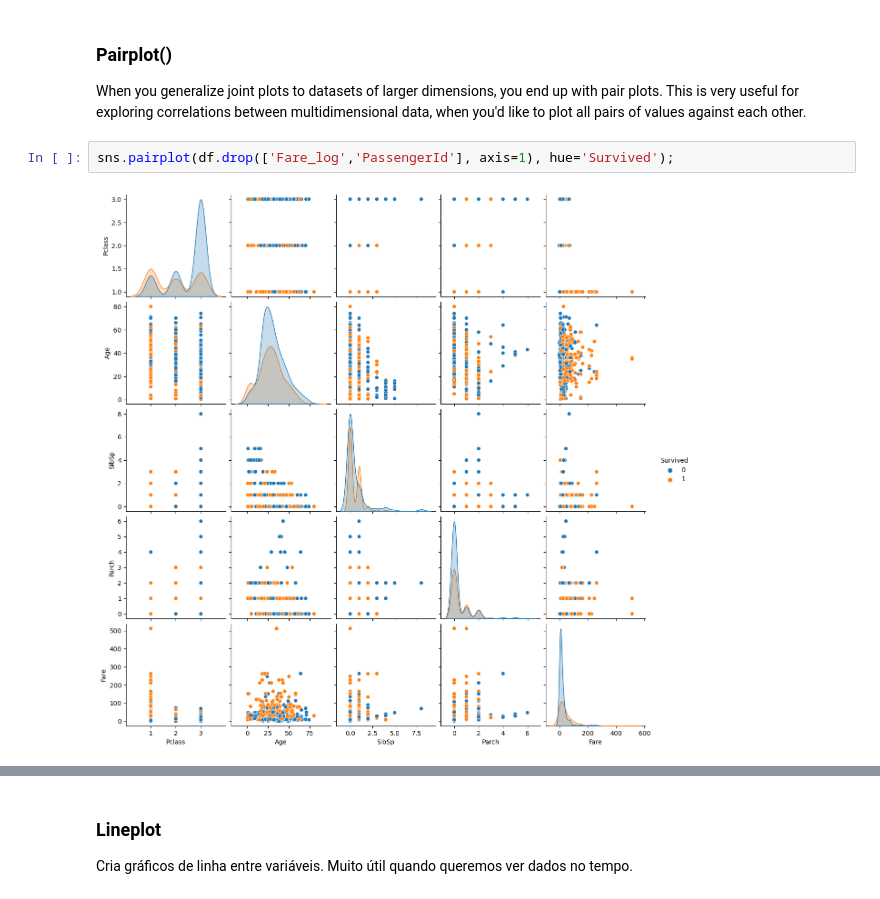
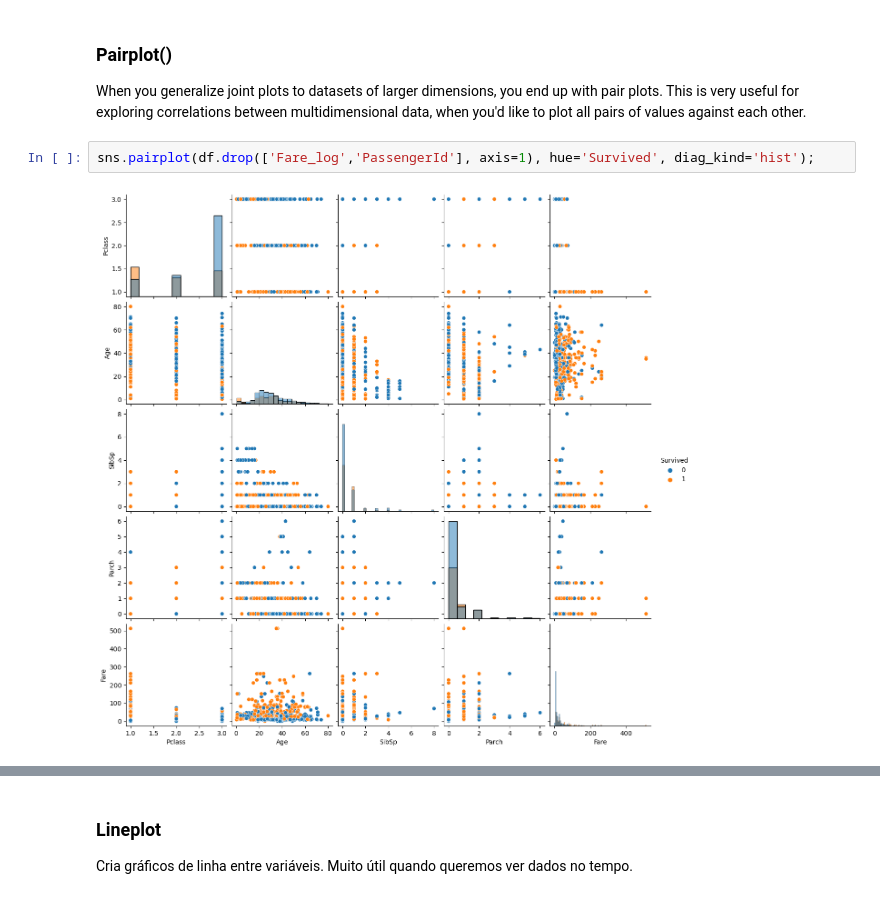
Before and after one commit to patriciacatandi/Lets_Code_Alunos, a Jupyter notebook: 02_Ferramentas_Programação/04_Graficos/SNS_EDA_Titanic-Professor.ipynb, the cells around one changed output, grey strips where cells are left out. Saved outputs shown, nothing was run; the diff lists cells and outputs as text.

```diff
--- a/02_Ferramentas_Programação/04_Graficos/SNS_EDA_Titanic-Professor.ipynb
+++ b/02_Ferramentas_Programação/04_Graficos/SNS_EDA_Titanic-Professor.ipynb
@@ -314,6 +324,6 @@ sns.jointplot(x ="Age", y ="Fare", data = df);
 ### Pairplot()
 When you generalize joint plots to datasets of larger dimensions, you end up with pair plots. This is very useful for exploring correlations between multidimensional data, when you'd like to plot all pairs of values against each other.
 # %%
-sns.pairplot(df.drop(['Fare_log','PassengerId'], axis=1), hue='Survived');
+sns.pairplot(df.drop(['Fare_log','PassengerId'], axis=1), hue='Survived', diag_kind='hist');
 # %% [output]
-[figure, old version]
+[figure, new version]
```
Also changed, not shown: parts of 19 cells of this notebook, 3 other files.
